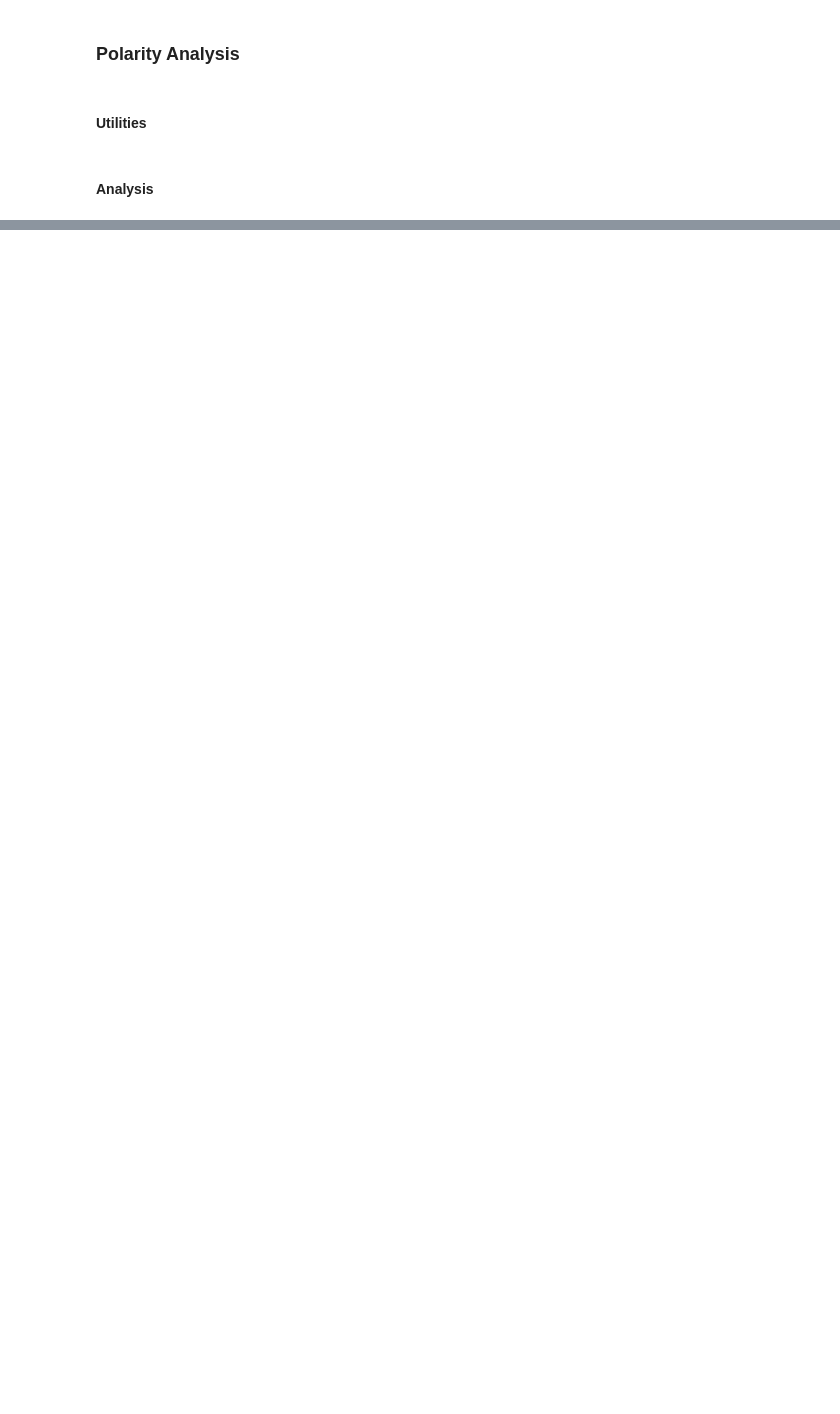
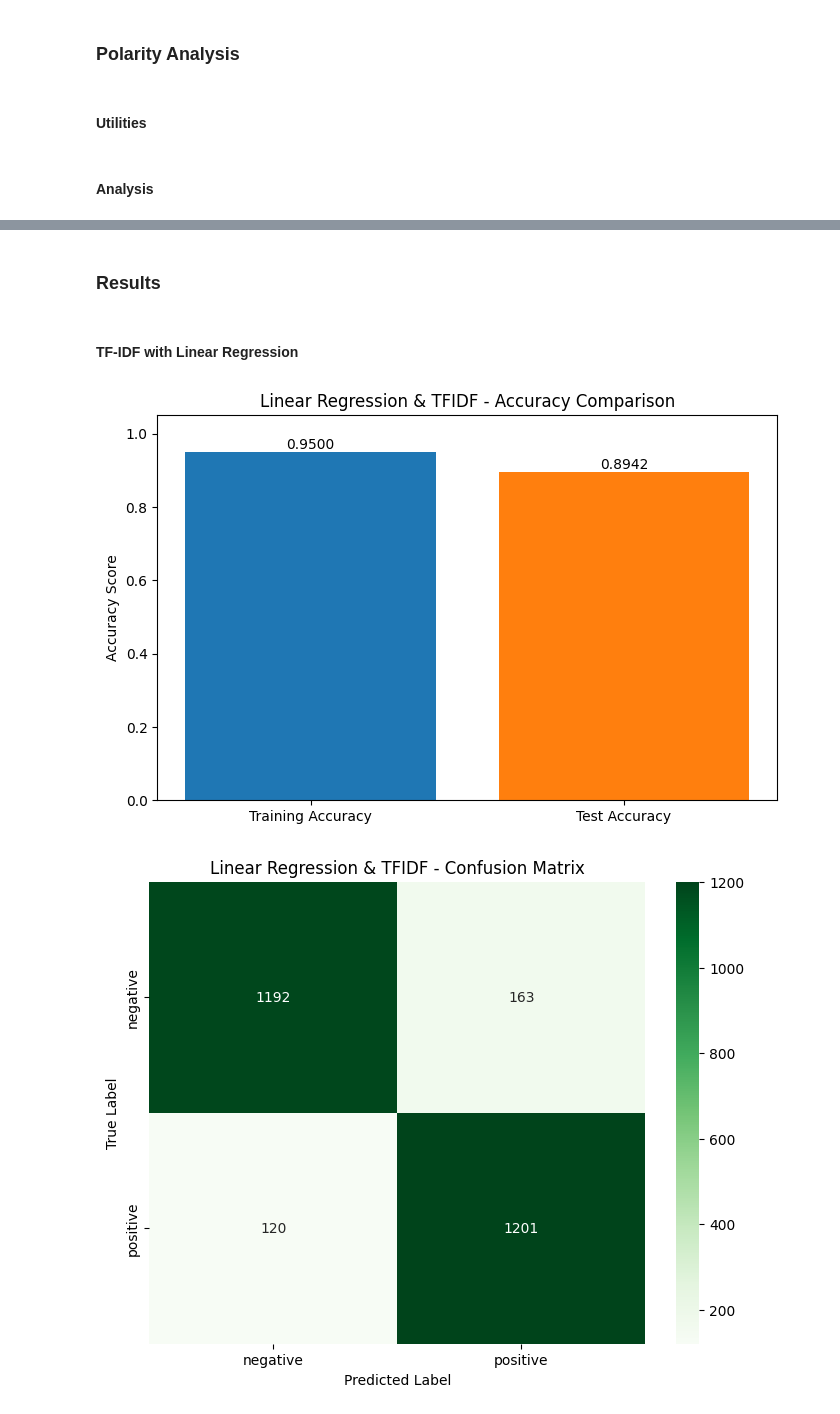
Before and after one commit to ekajaya740/dicoding_sentiment_analysis, a Jupyter notebook: sentiment_analysis.ipynb, the cells around one changed output, grey strips where cells are left out. Saved outputs shown, nothing was run; the diff lists cells and outputs as text; code cells hidden in the pictures; blank space fills up the shorter version.

```diff
--- a/sentiment_analysis.ipynb
+++ b/sentiment_analysis.ipynb
@@ -135,9 +141,6 @@ def wordcloud_by_column(df, column):
     plt.show()
 
 def show_classification_metrics(y_true, y_pred, model_name="Model"):
-    """
-    Calculates and prints the accuracy and classification report.
-    """
     accuracy = accuracy_score(y_true, y_pred)
     report = classification_report(y_true, y_pred)
 
@@ -148,9 +151,6 @@ def show_classification_metrics(y_true, y_pred, model_name="Model"):
     print("-" * (30 + len(model_name)))
 
 def plot_accuracy_comparison(train_accuracy, test_accuracy, model_name="Model"):
-    """
-    Creates a bar chart to compare training and test accuracy.
-    """
     plt.figure(figsize=(8, 5))
     bars = plt.bar(['Training Accuracy', 'Test Accuracy'], [train_accuracy, test_accuracy], color=['#1f77b4', '#ff7f0e'])
     plt.ylabel('Accuracy Score')
@@ -162,9 +162,6 @@ def plot_accuracy_comparison(train_accuracy, test_accuracy, model_name="Model"):
     plt.show()
 
 def plot_confusion_matrix(y_true, y_pred, class_names, model_name="Model"):
-    """
-    Creates a heatmap for the confusion matrix.
-    """
     cm = confusion_matrix(y_true, y_pred)
     plt.figure(figsize=(8, 6))
     sns.heatmap(cm, annot=True, fmt='g', cmap='Greens',
@@ -667,0 +762,30 @@ weighted avg       0.73      0.73      0.72      2676
+# %% [markdown]
+### Results
+# %% [markdown]
+#### TF-IDF with Linear Regression
+# %%
+tfidf = extract_tfidf_features(df_cleaned, test_size=0.2, max_features=3000)
+
+lr_tfidf_results = train_logistic_regression_classifier(
+    tfidf['X_train'],
+    tfidf['X_test'],
+    tfidf['y_train'],
+    tfidf['y_test'],
+    C=10
+)
+
+plot_accuracy_comparison(
+    train_accuracy=lr_tfidf_results['accuracy_train'],
+    test_accuracy=lr_tfidf_results['accuracy_test'],
+    model_name="Linear Regression & TFIDF"
+)
+
+plot_confusion_matrix(
+    y_true=lr_tfidf_results['y_test'],
+    y_pred=lr_tfidf_results['y_pred_test'],
+    class_names=lr_tfidf_results['model'].classes_,
+    model_name="Linear Regression & TFIDF",
+)
+# %% [output]
+[figure, added]
+[figure, added]
```
Also changed, not shown: parts of 14 cells of this notebook, 1 other file.
